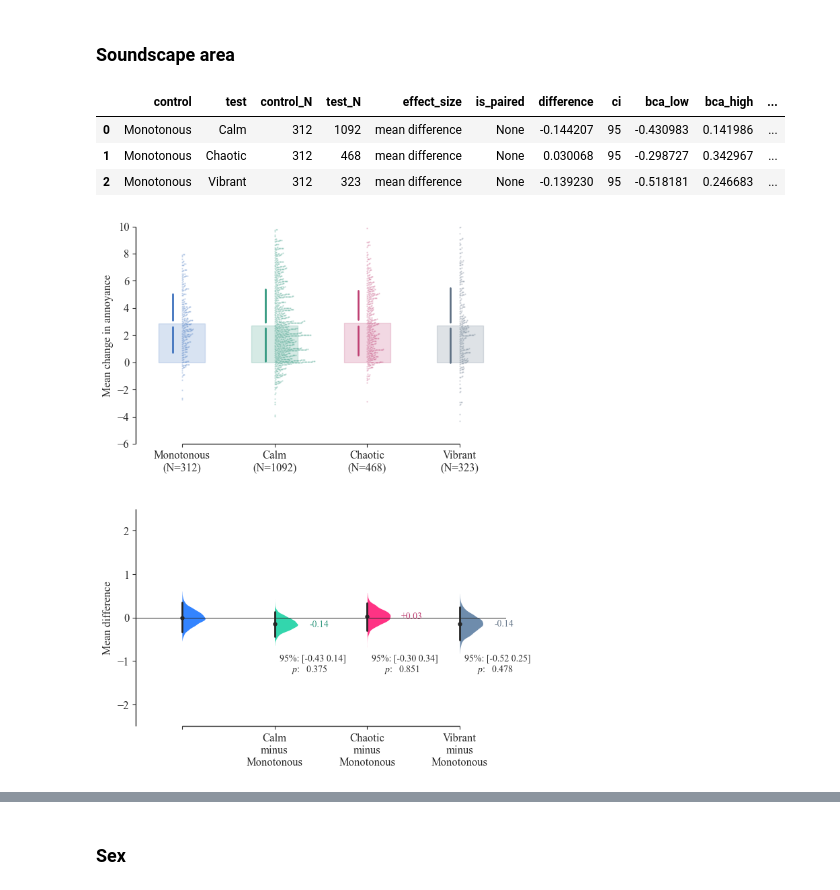
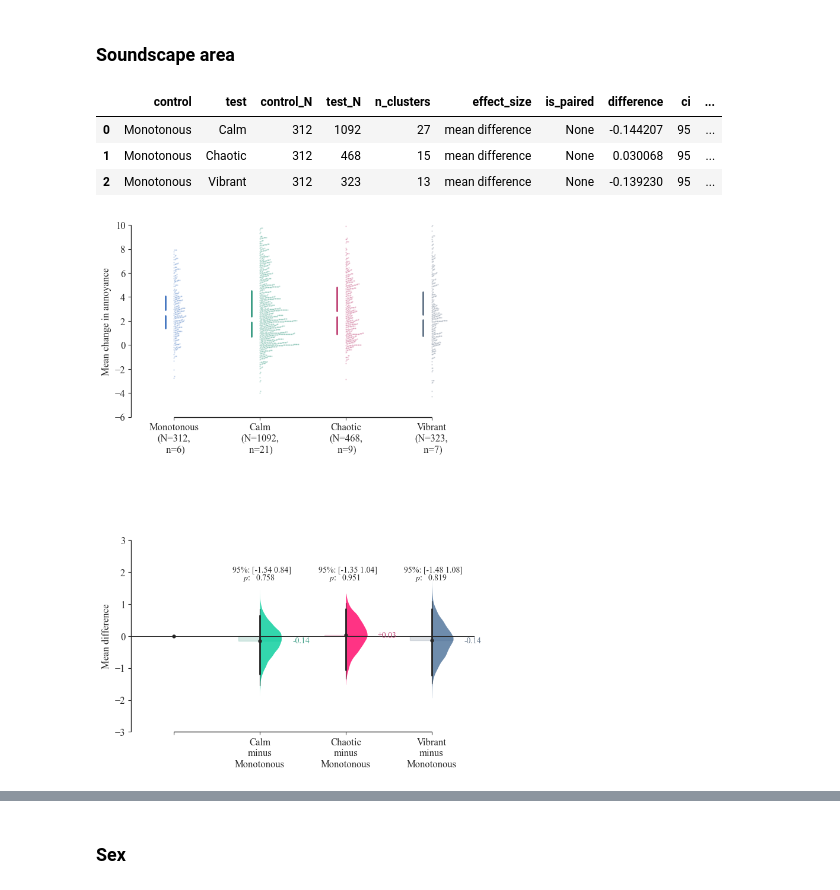
Before and after one commit to acoustics-code-salford/refmap-psychoacoustics, a Jupyter notebook: src/refmap_psychoacoustics/notebooks/refmap_listest2_analysis_dabest.ipynb, the cells around one changed output, grey strips where cells are left out. Saved outputs shown, nothing was run; the diff lists cells and outputs as text; code cells hidden in the pictures.

```diff
--- a/src/refmap_psychoacoustics/notebooks/refmap_listest2_analysis_dabest.ipynb
+++ b/src/refmap_psychoacoustics/notebooks/refmap_listest2_analysis_dabest.ipynb
@@ -1925,21 +1924,21 @@ data = data.loc[:, ['ID', 'StimID', 'NationGeo2', 'dAnnoyance']]
 
 # assign data for processing
 dataload = dabest.load(data=data, idx=['UK', 'Other'],
-                       x='NationGeo2', y='dAnnoyance', resamples=5000, random_seed=303)
+                       x='NationGeo2', y='dAnnoyance', cluster_col='ID', resamples=5000, random_seed=303)
 
 # calculate effect sizes and plot
 fig, ax = plt.subplots(figsize=(4.5, 3))
 dataMD = dataload.mean_diff.plot(custom_palette=mycolours,
+                                 group_summaries='median_quartiles',
                                  raw_marker_size=0.1,
                                  raw_alpha=0.25,
                                  raw_ylim=(-6, 10),
+                                 raw_bars=False,
                                  raw_label="Mean change in annoyance",
                                  contrast_marker_size=3.5,
-                                 contrast_bars=False,
-                                 show_baseline_ec=True,
+                                 contrast_bars=True,
+                                 show_baseline_ec=False,
                                  contrast_kwargs={'alpha': 0.8},
-                                 delta_dot_kwargs={'size': 1, 'side': 'left',
-                                                    'alpha': 0.25, 'zorder': 1},
                                  contrast_ylim=(-4, 4),
                                    ax=ax)
 
@@ -1953,8 +1952,8 @@ contrast_ax = ax.contrast_axes
 # label results
 for ii, diff in enumerate(diffs):
     vals = display_round(diff[1:3], digits=2, floor=False)
-    contrast_ax.text(x=ii + 0.6, y=-2.25, s="95%: [" + " ".join(vals) + "]", fontsize=10)
-    contrast_ax.text(x=ii + 0.78, y=-3.5, s=r"$p$:   " + display_round(diff[3], digits=3), fontsize=10)
+    contrast_ax.text(x=ii + 0.55, y=-2.5, s="95%: [" + " ".join(vals) + "]", fontsize=10)
+    contrast_ax.text(x=ii + 0.73, y=-3.5, s=r"$p$:   " + display_round(diff[3], digits=3), fontsize=10)
 
 if saveplots:
 
@@ -1987,21 +1986,21 @@ data = data.loc[:, ['ID', 'StimID', 'NationGeo3', 'dAnnoyance']]
 
 # assign data for processing
 dataload = dabest.load(data=data, idx=list(data['NationGeo3'].cat.categories),
-                         x='NationGeo3', y='dAnnoyance', resamples=5000, random_seed=303)
+                         x='NationGeo3', y='dAnnoyance', cluster_col='ID', resamples=5000, random_seed=303)
 
 # calculate effect sizes and plot
 fig, ax = plt.subplots(figsize=(5.5, 4))
 dataMD = dataload.mean_diff.plot(custom_palette=mycolours,
+                                 group_summaries='median_quartiles',
                                  raw_marker_size=0.075,
                                  raw_alpha=0.25,
                                  raw_ylim=(-6, 10),
+                                 raw_bars=False,
                                  raw_label="Mean change in annoyance",
                                  contrast_marker_size=3.5,
-                                 contrast_bars=False,
-                                 show_baseline_ec=True,
+                                 contrast_bars=True,
+                                 show_baseline_ec=False,
                                  contrast_kwargs={'alpha': 0.8},
-                                 delta_dot_kwargs={'size': 1, 'side': 'left',
-                                                    'alpha': 0.25, 'zorder': 1},
                                  contrast_ylim=(-4, 4),
                                    ax=ax)
 
@@ -2015,8 +2014,8 @@ contrast_ax = ax.contrast_axes
 # label results
 for ii, diff in enumerate(diffs):
     vals = display_round(diff[1:3], digits=2, floor=False)
-    contrast_ax.text(x=ii + 1.05, y=-2, s="95%: [" + " ".join(vals) + "]", fontsize=10)
-    contrast_ax.text(x=ii + 1.17, y=-2.5, s=r"$p$:   " + display_round(diff[3], digits=3), fontsize=10)
+    contrast_ax.text(x=ii + 0.68, y=-2, s="95%: [" + " ".join(vals) + "]", fontsize=10)
+    contrast_ax.text(x=ii + 0.8, y=-2.5, s=r"$p$:   " + display_round(diff[3], digits=3), fontsize=10)
 
 if saveplots:
 
@@ -2053,54 +2052,54 @@ data = data.loc[:, ['ID', 'StimID', 'SoundscapeArea', 'dAnnoyance']]
 
 # assign data for processing
 dataload = dabest.load(data=data, idx=list(data['SoundscapeArea'].cat.categories),
-                         x='SoundscapeArea', y='dAnnoyance', resamples=5000, random_seed=303)
+                         x='SoundscapeArea', y='dAnnoyance', cluster_col='ID', resamples=5000, random_seed=303)
 
 # calculate effect sizes and plot
 fig, ax = plt.subplots(figsize=(6.75, 4.25))
 dataMD = dataload.mean_diff.plot(custom_palette=mycolours,
+                                 group_summaries='median_quartiles',
+                                 raw_bars=False,
                                  raw_marker_size=0.1,
                                  raw_alpha=0.25,
                                  raw_ylim=(-6, 10),
                                  raw_label="Mean change in annoyance",
                                  contrast_marker_size=3.5,
-                                 contrast_bars=False,
-                                 show_baseline_ec=True,
+                                 contrast_bars=True,
+                                 show_baseline_ec=False,
                                  contrast_kwargs={'alpha': 0.8},
-                                 delta_dot_kwargs={'size': 1, 'side': 'left',
-                                                    'alpha': 0.25, 'zorder': 1},
-                                 contrast_ylim=(-2.5, 2.5),
+                                 contrast_ylim=(-3, 3),
                                    ax=ax)
 
 diffs = dataload.mean_diff.statistical_tests[['difference',
                                               'bca_low',
                                               'bca_high',
                                               'pvalue_permutation']].values
 
 contrast_ax = ax.contrast_axes
 
 # label results
 for ii, diff in enumerate(diffs):
     vals = display_round(diff[1:3], digits=2, floor=False)
-    contrast_ax.text(x=ii + 1.05, y=-1, s="95%: [" + " ".join(vals) + "]", fontsize=10)
-    contrast_ax.text(x=ii + 1.18, y=-1.25, s=r"$p$:   " + display_round(diff[3], digits=3), fontsize=10)
+    contrast_ax.text(x=ii + 0.68, y=2, s="95%: [" + " ".join(vals) + "]", fontsize=10)
+    contrast_ax.text(x=ii + 0.8, y=1.75, s=r"$p$:   " + display_round(diff[3], digits=3), fontsize=10)
 
 if saveplots:
 
     filename = "dAnnoySoundscapeAreaDabest"
 
     plt.savefig(os.path.join(outFigPath, "svg", filename + ".svg"),
                 format='svg', bbox_inches='tight')
     plt.savefig(os.path.join(outFigPath, "pdf", filename + ".pdf"),
                 format='pdf', bbox_inches='tight')
 
 dataMD;
 dataload.mean_diff.statistical_tests
 # %% [output]
-|  | control | test | control_N | test_N | effect_size | is_paired | difference | ci | bca_low | bca_high | ... |
-| 0 | Monotonous | Calm | 312 | 1092 | mean difference | None | -0.144207 | 95 | -0.430983 | 0.141986 | ... |
-| 1 | Monotonous | Chaotic | 312 | 468 | mean difference | None | 0.030068 | 95 | -0.298727 | 0.342967 | ... |
-| 2 | Monotonous | Vibrant | 312 | 323 | mean difference | None | -0.139230 | 95 | -0.518181 | 0.246683 | ... |
+|  | control | test | control_N | test_N | n_clusters | effect_size | is_paired | difference | ci | ... |
+| 0 | Monotonous | Calm | 312 | 1092 | 27 | mean difference | None | -0.144207 | 95 | ... |
+| 1 | Monotonous | Chaotic | 312 | 468 | 15 | mean difference | None | 0.030068 | 95 | ... |
+| 2 | Monotonous | Vibrant | 312 | 323 | 13 | mean difference | None | -0.139230 | 95 | ... |
-[figure, old version]
+[figure, new version]
 # %%
 out = pd.concat([out, dataload.mean_diff.statistical_tests])
 # calculate and display Cohen's d
```
Also changed, not shown: parts of 48 cells of this notebook, 7 other files.
